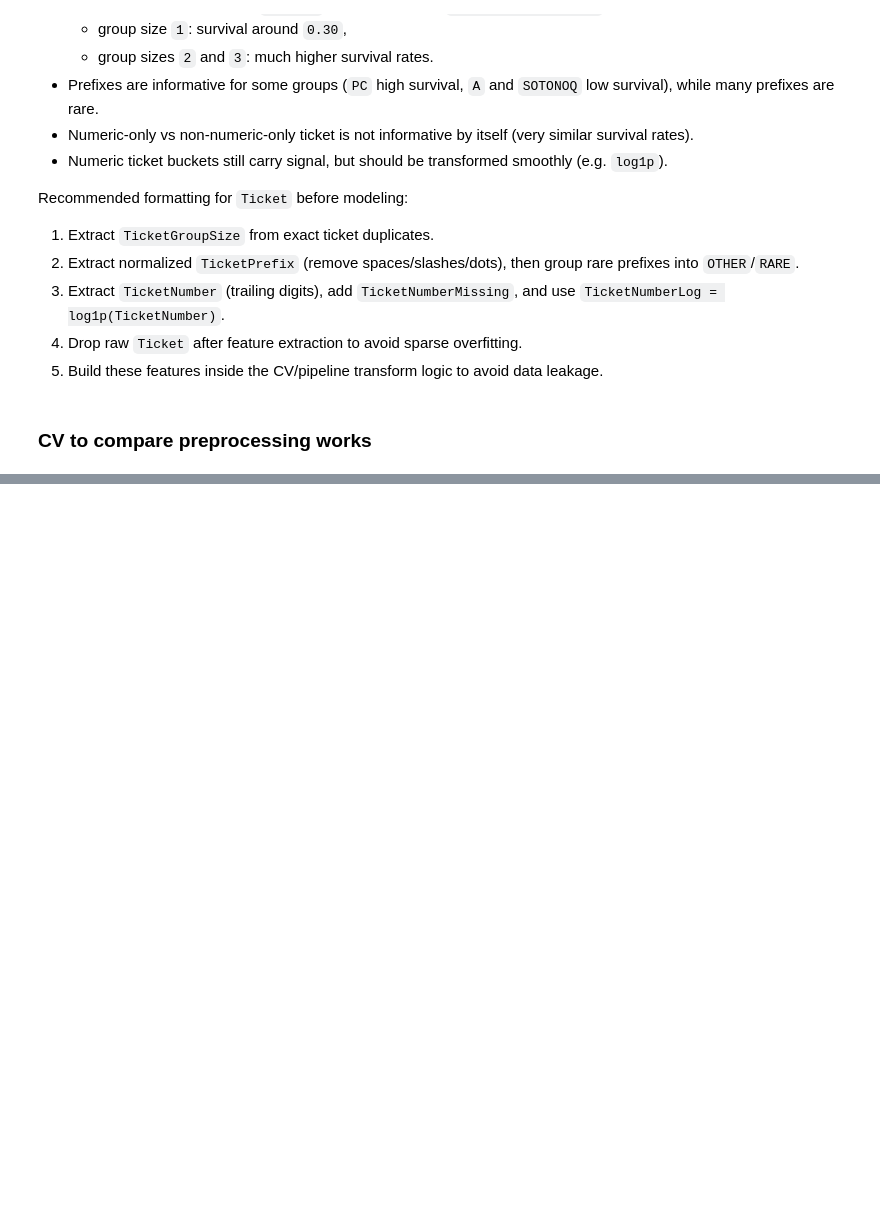
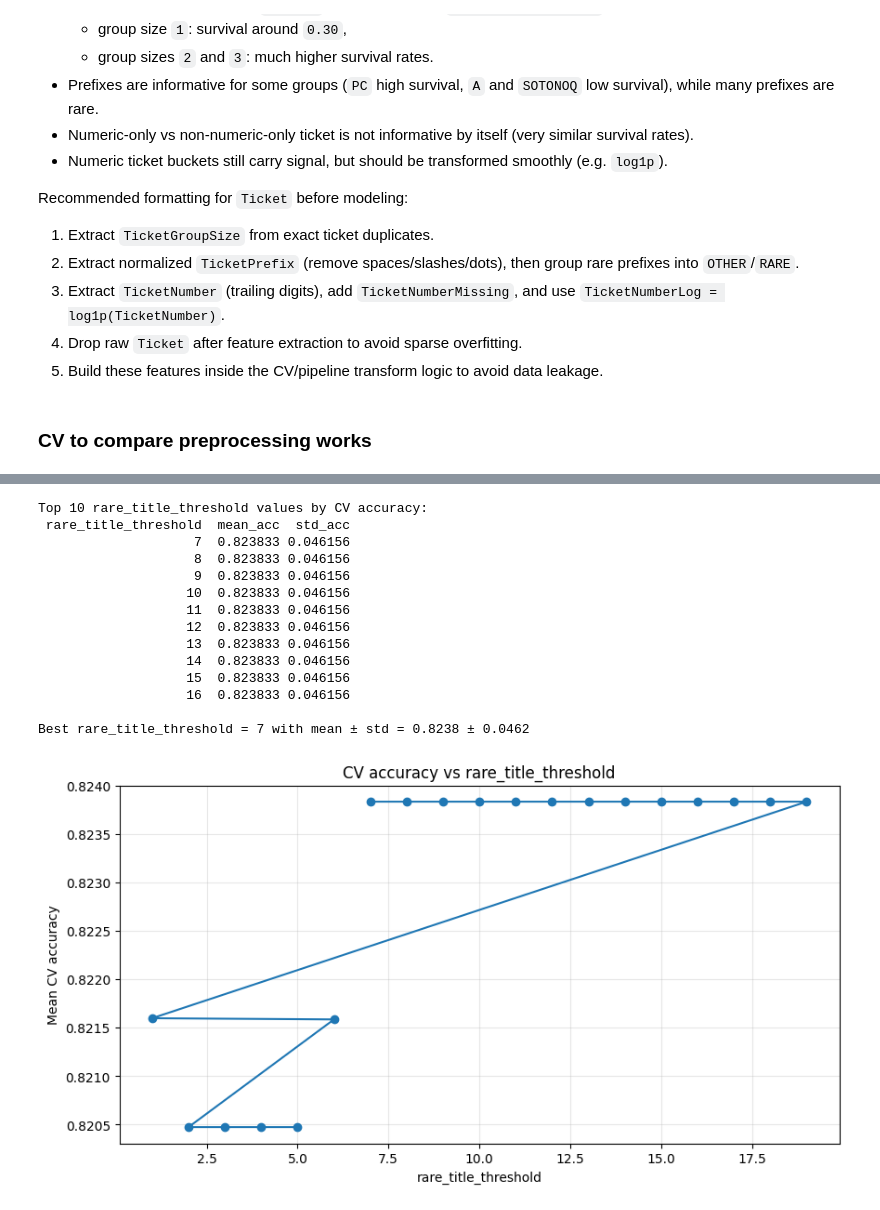
Before and after one commit to martinouks/isla_tp, a Jupyter notebook: TP3/TP3.ipynb, the cells around one changed output, grey strips where cells are left out. Cells and saved outputs as stored; diff of their text form; code cells hidden in the pictures; blank space fills up the shorter version.

```diff
--- a/TP3/TP3.ipynb
+++ b/TP3/TP3.ipynb
@@ -1170,0 +1180,56 @@ Best rare_deck_threshold = 56 with mean ± std = 0.8093 ± 0.0427
+# %%
+# CV over rare_title_threshold, keeping the other preprocessing fixed.
+title_threshold_grid = list(range(1, 20))
+title_threshold_results = []
+
+for threshold in title_threshold_grid:
+    model = TitanicModel(
+        rare_title_threshold=threshold,
+    )
+    scores = cross_val_score(
+        model,
+        X_train,
+        y_train,
+        cv=cv,
+        scoring="accuracy",
+        n_jobs=-1,
+    )
+    title_threshold_results.append({
+        "rare_title_threshold": threshold,
+        "mean_acc": scores.mean(),
+        "std_acc": scores.std(),
+    })
+
+title_results_df = pd.DataFrame(title_threshold_results).sort_values(["mean_acc", "std_acc"], ascending=[False, True])
+best_title_row = title_results_df.iloc[0]
+
+print("Top 10 rare_title_threshold values by CV accuracy:")
+print(title_results_df.head(10).to_string(index=False))
+print(
+    f"\nBest rare_title_threshold = {int(best_title_row['rare_title_threshold'])} "
+    f"with mean ± std = {best_title_row['mean_acc']:.4f} ± {best_title_row['std_acc']:.4f}"
+)
+
+plt.figure(figsize=(10, 5))
+plt.plot(title_results_df["rare_title_threshold"], title_results_df["mean_acc"], marker="o")
+plt.xlabel("rare_title_threshold")
+plt.ylabel("Mean CV accuracy")
+plt.title("CV accuracy vs rare_title_threshold")
+plt.grid(True, alpha=0.3)
+plt.show()
+# %% [output]
+Top 10 rare_title_threshold values by CV accuracy:
+ rare_title_threshold  mean_acc  std_acc
+                    7  0.823833 0.046156
+                    8  0.823833 0.046156
+                    9  0.823833 0.046156
+                   10  0.823833 0.046156
+                   11  0.823833 0.046156
+                   12  0.823833 0.046156
+                   13  0.823833 0.046156
+                   14  0.823833 0.046156
+                   15  0.823833 0.046156
+                   16  0.823833 0.046156
+
+Best rare_title_threshold = 7 with mean ± std = 0.8238 ± 0.0462
+[figure, added]
```
Also changed, not shown: parts of 9 cells of this notebook.
